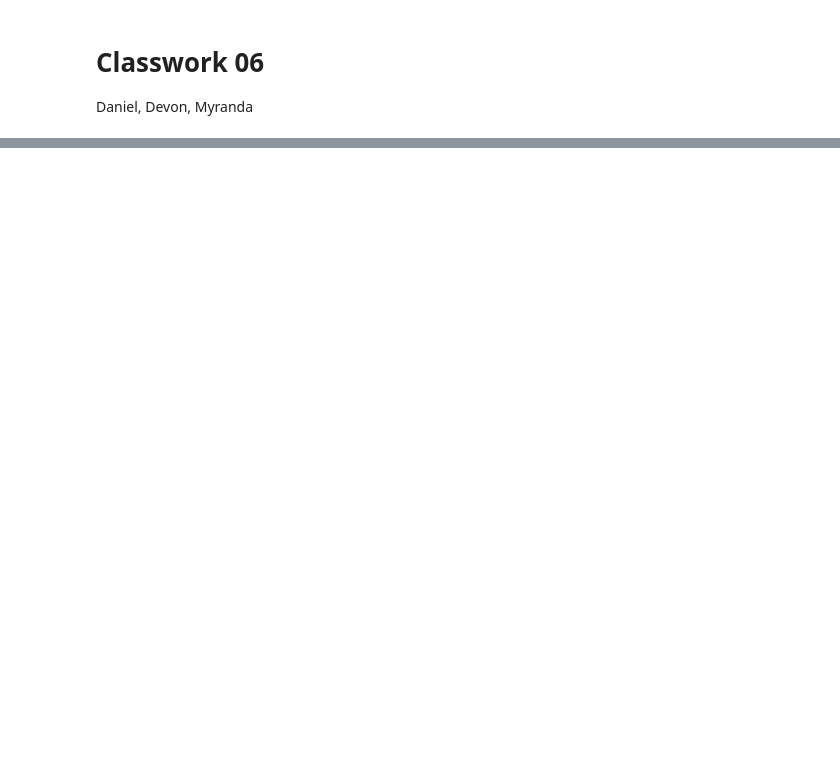
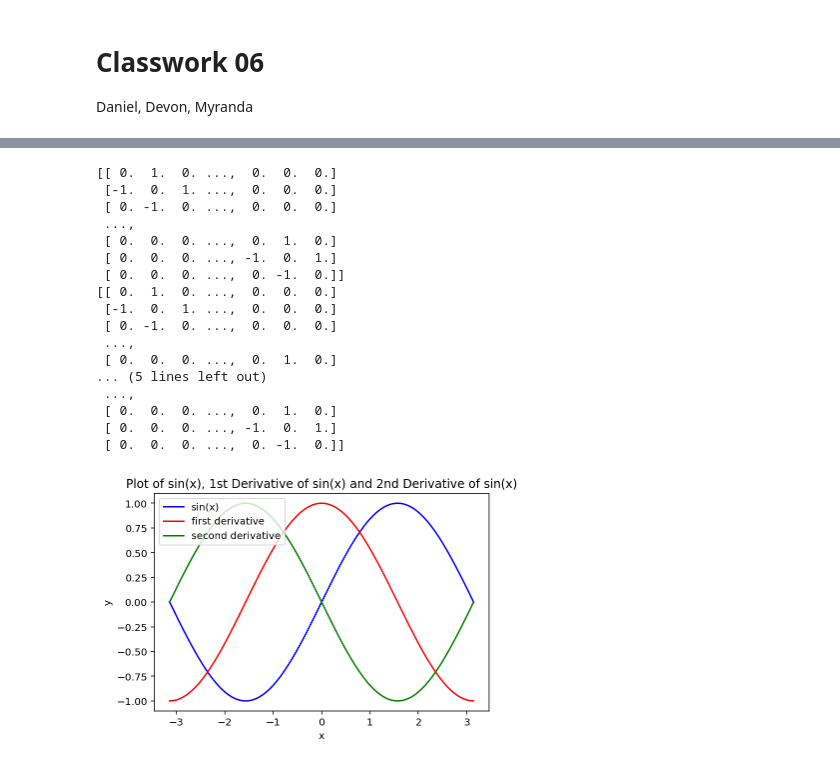
Before and after one commit to chapman-phys220-2018s/cw-06-phys220, a Jupyter notebook: calculus.ipynb, the cells around one changed output, grey strips where cells are left out. Drawn from its saved outputs; the diff is of its cells as text; code cells hidden in the pictures; blank space fills up the shorter version.

```diff
--- a/calculus.ipynb
+++ b/calculus.ipynb
@@ -13,0 +56,22 @@ Then, plot the derivative and 2nd derivative functions of $f(x)=x^{2}$, $s(x)=si
+# %%
+x,s = ac.s(-np.pi, np.pi, 500)
+ac.make_sin_plot(ac.derivative(-np.pi, np.pi, 500),ac.second_derivative(-np.pi, np.pi, 500),x, s)
+# %% [output]
+[[ 0.  1.  0. ...,  0.  0.  0.]
+ [-1.  0.  1. ...,  0.  0.  0.]
+ [ 0. -1.  0. ...,  0.  0.  0.]
+ ...,
+ [ 0.  0.  0. ...,  0.  1.  0.]
+ [ 0.  0.  0. ..., -1.  0.  1.]
+ [ 0.  0.  0. ...,  0. -1.  0.]]
+[[ 0.  1.  0. ...,  0.  0.  0.]
+ [-1.  0.  1. ...,  0.  0.  0.]
+ [ 0. -1.  0. ...,  0.  0.  0.]
+ ...,
+ [ 0.  0.  0. ...,  0.  1.  0.]
+... (5 lines left out)
+ ...,
+ [ 0.  0.  0. ...,  0.  1.  0.]
+ [ 0.  0.  0. ..., -1.  0.  1.]
+ [ 0.  0.  0. ...,  0. -1.  0.]]
+[figure, added]
```
Also changed, not shown: parts of 6 cells of this notebook, 2 other files.
